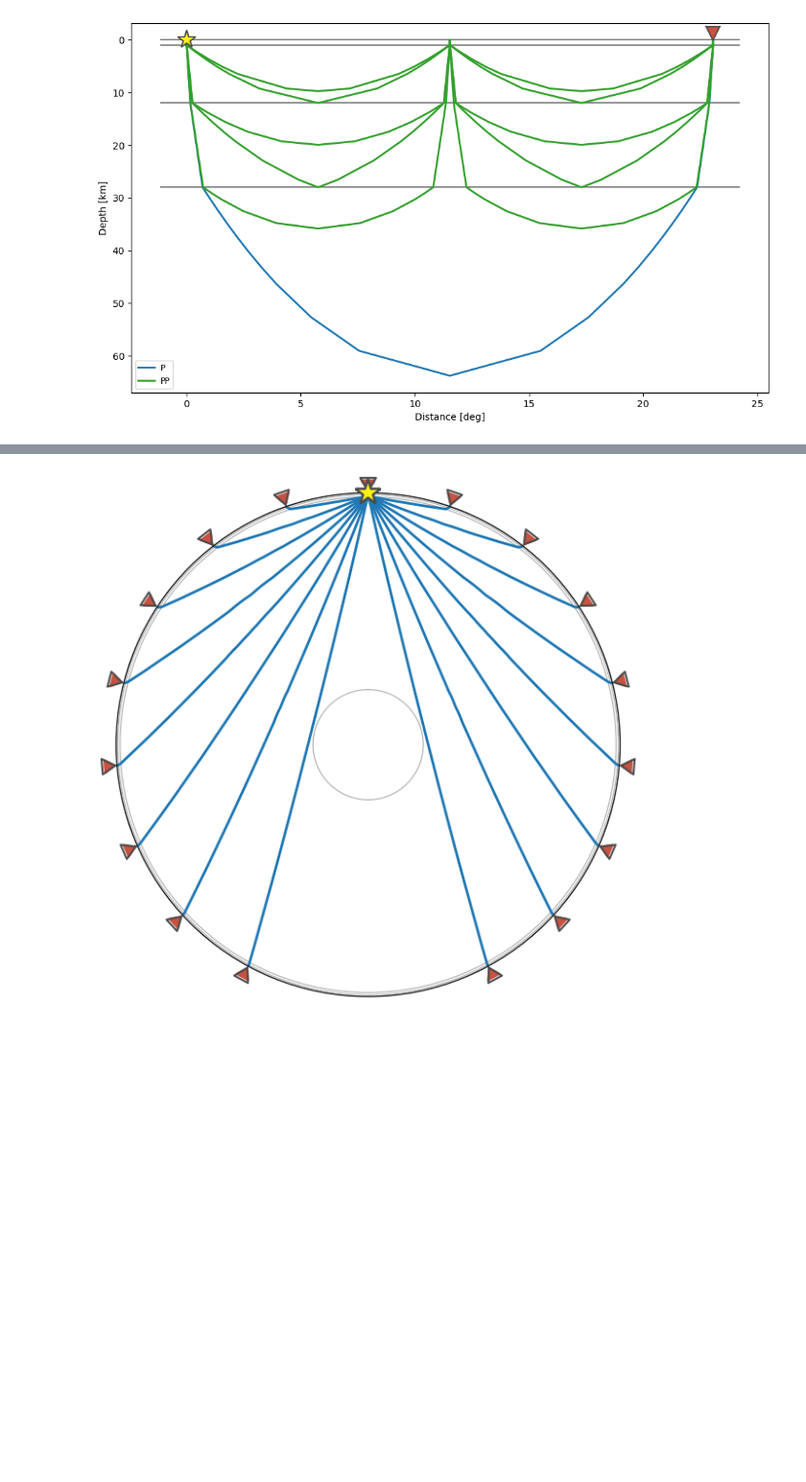
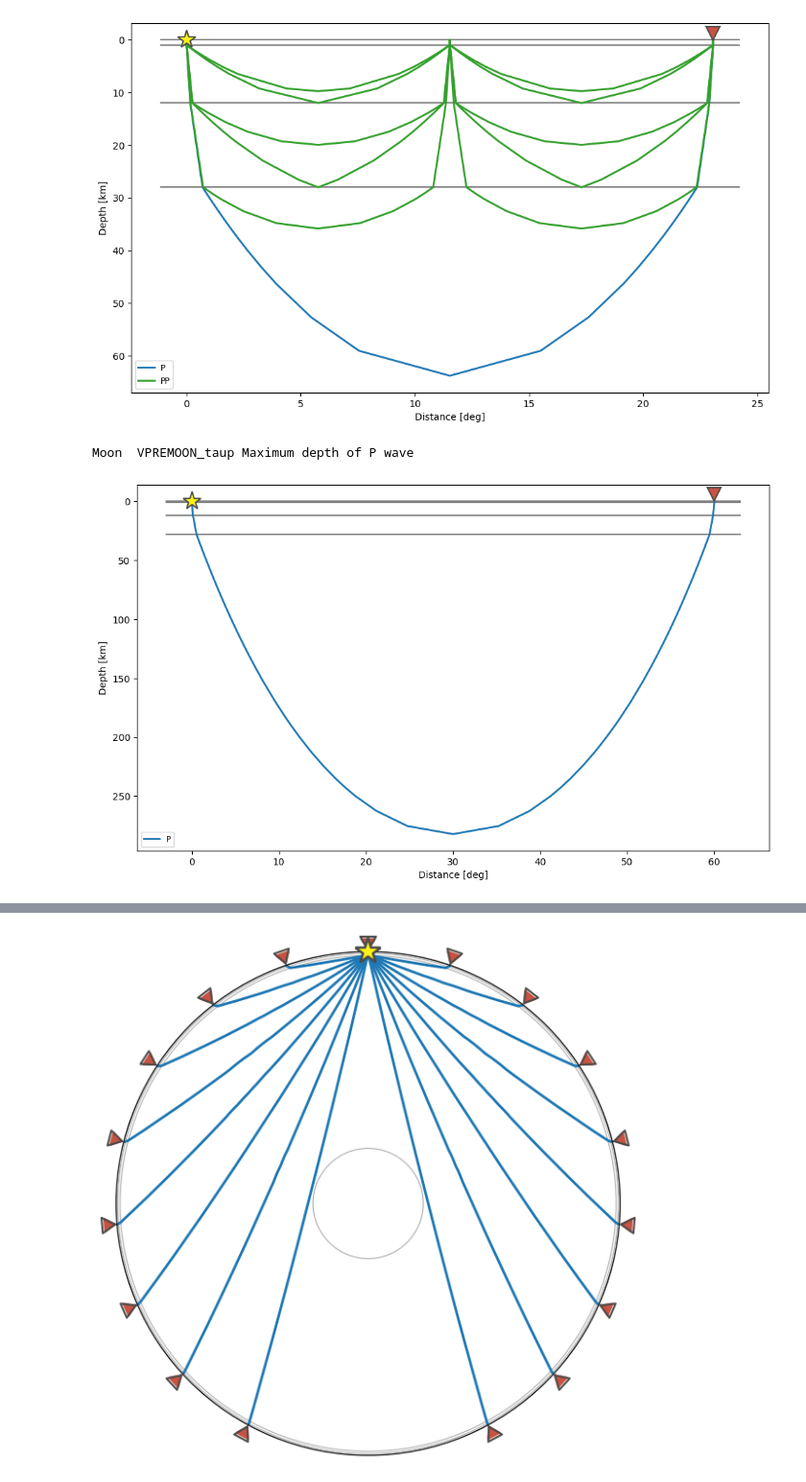
Before and after one commit to cerinunn/impact_simulations, a Jupyter notebook: TauP_plots.ipynb, the cells around one changed output, grey strips where cells are left out. Shown at 96% size. Cells and saved outputs as stored; diff of their text form; code cells hidden in the pictures; blank space fills up the shorter version.

Commit message:
added max depth of P wave

```diff
--- a/TauP_plots.ipynb
+++ b/TauP_plots.ipynb
@@ -312,3 +312,16 @@ print('Moon ',  'VPREMOON_taup')
 # %% [output]
 Moon  VPREMOON_taup
 [figure]
+# %%
+VPREMOON_taup = TauPyModel(model='VPREMOON_atten_taup')
+arrivals = VPREMOON_taup.get_ray_paths(source_depth_in_km=0, distance_in_degree=60, phase_list=['P'])
+fig = plt.figure()
+arrivals.plot_rays(plot_type='cartesian',
+                   legend=True, show=False, plot_all=False, fig=fig)
+# plt.xlim=(0,50)
+# plt.show()
+
+print('Moon ',  'VPREMOON_taup', 'Maximum depth of P wave')
+# %% [output]
+Moon  VPREMOON_taup Maximum depth of P wave
+[figure, added]
```
Also changed, not shown: parts of 3 cells of this notebook.
